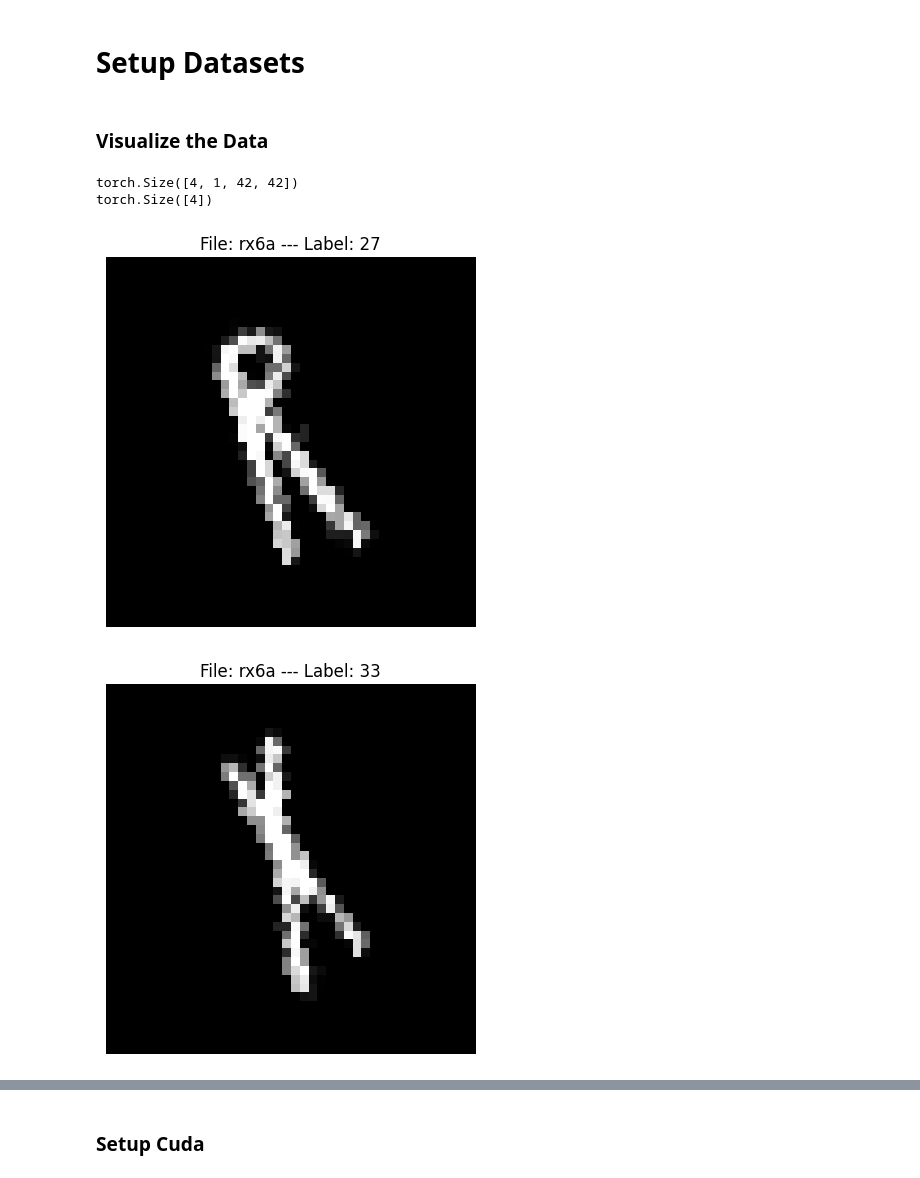
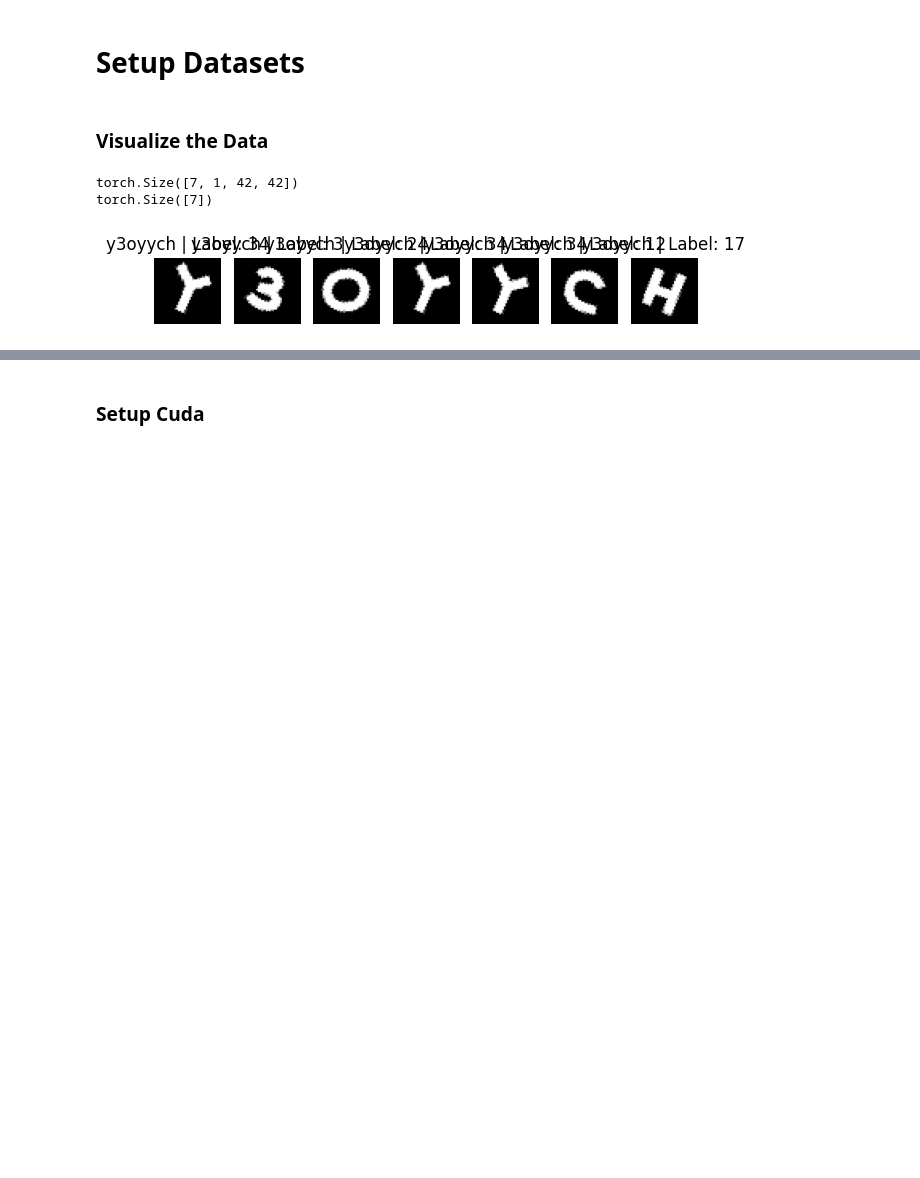
Before and after one commit to ItsMeNengYi/CS4243-mini-project, a Jupyter notebook: Transformer_training.ipynb, the cells around one changed output, grey strips where cells are left out. Cells and saved outputs as stored; diff of their text form; code cells hidden in the pictures; blank space fills up the shorter version.

```diff
--- a/Transformer_training.ipynb
+++ b/Transformer_training.ipynb
@@ -152,9 +152,9 @@ class CharSequenceDataset(Dataset):
 
     def _random_affine_params(self):
         """Generate random affine params for the CAPTCHA"""
-        angle = random.uniform(-30, 30)
-        shear_x = random.uniform(-5, 15)
-        shear_y = random.uniform(-5, 10)  # new Y shear
+        angle = random.uniform(-20, 20)
+        shear_x = random.uniform(-20, 30)
+        shear_y = random.uniform(-10, 10)  # new Y shear
         return angle, shear_x, shear_y
 
     def _apply_affine_to_all(self, imgs, angle, shear_x, shear_y):
@@ -206,17 +206,18 @@ val_dataloader = DataLoader(val_dataset, batch_size=64, shuffle=False, num_worke
 # %% [markdown]
 ### Visualize the Data
 # %%
-img_id, X_transformed, y = train_dataset[2]
+img_id, X_transformed, y = train_dataset[0]
 print(X_transformed.shape)
 print(y.shape)
+
+plt.figure(figsize=(7, 4))
 for i, img in enumerate(X_transformed):
-    img = img.squeeze(0)
-    plt.imshow(img.numpy(), cmap='gray')
+    plt.subplot(1, len(X_transformed), i + 1)
+    plt.imshow(img.squeeze(0).cpu().numpy(), cmap='gray')
     plt.axis('off')
-    plt.title(f'File: {img_id} --- Label: {y[i]}')
-    plt.show()
+    plt.title(f'{img_id} | Label: {y[i]}')
+plt.show()
 # %% [output]
-torch.Size([4, 1, 42, 42])
-torch.Size([4])
+torch.Size([7, 1, 42, 42])
+torch.Size([7])
-[figure, old version]
+[figure, new version]
-[figure, removed]
```
Also changed, not shown: parts of 4 cells of this notebook, 3 other files.
